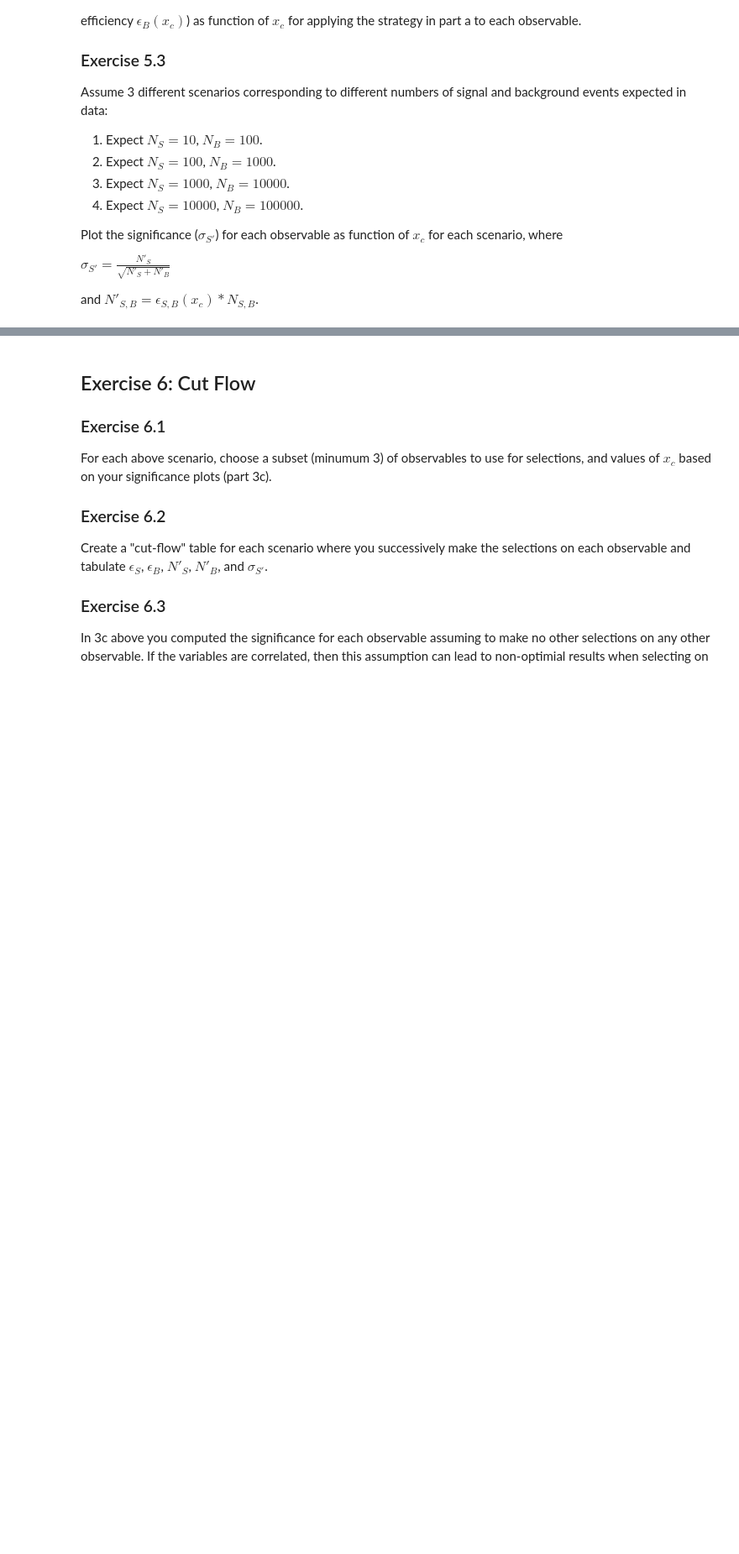
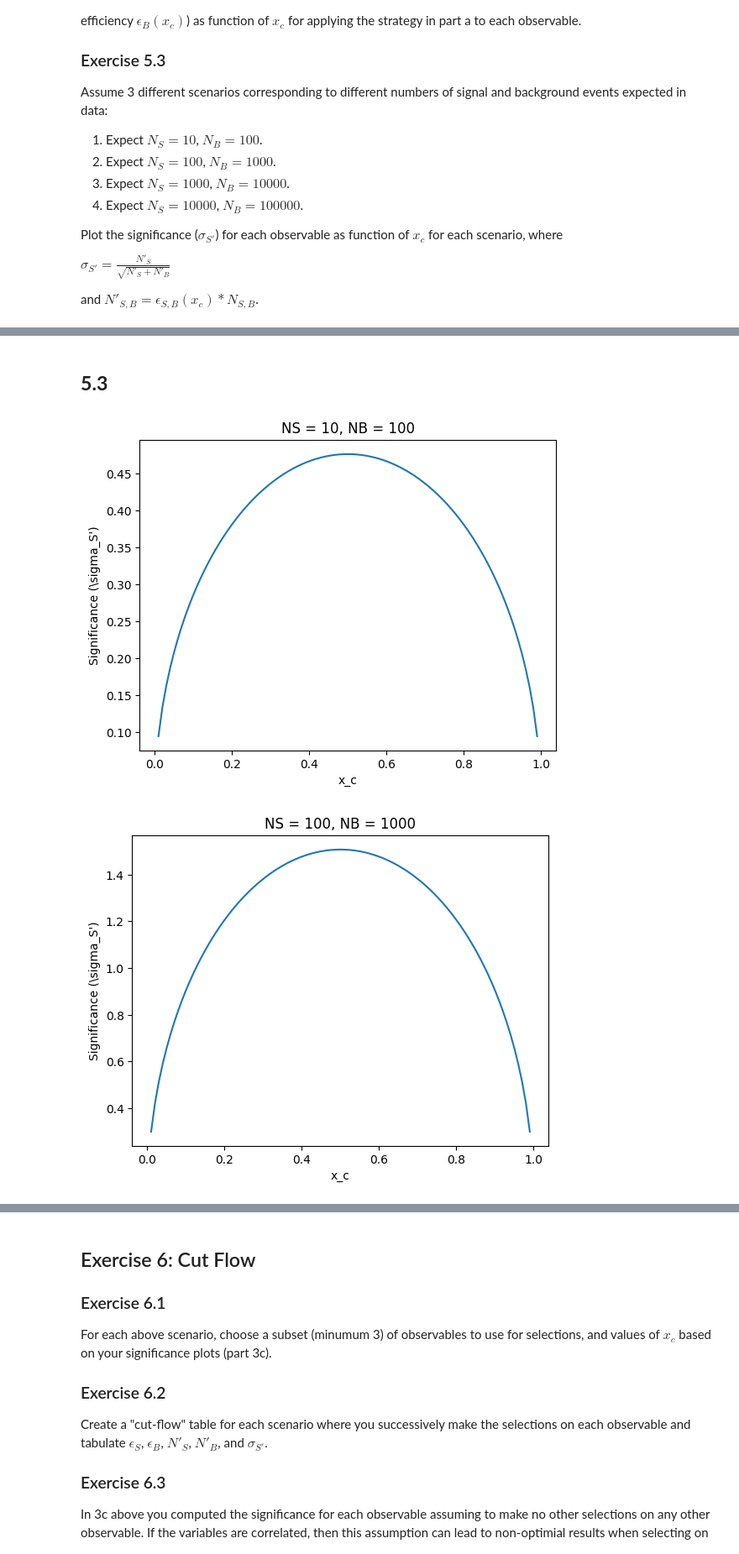
Before and after one commit to Pelezo/DATA3402.Spring.2024, a Jupyter notebook: Labs/Lab.7/lab.7.solutions.ipynb, the cells around one changed output, grey strips where cells are left out. Shown at 84% size. Drawn from its saved outputs; the diff is of its cells as text; code cells hidden in the pictures; blank space fills up the shorter version.

```diff
--- a/Labs/Lab.7/lab.7.solutions.ipynb
+++ b/Labs/Lab.7/lab.7.solutions.ipynb
@@ -558,0 +692,41 @@ and $N'_{S,B} = \epsilon_{S,B}(x_c) * N_{S,B}$.
+# %% [markdown]
+## **5.3**
+# %%
+# Define the different scenarios
+scenarios = [
+  {"NS": 10, "NB": 100},
+  {"NS": 100, "NB": 1000},
+  {"NS": 1000, "NB": 10000},
+  {"NS": 10000, "NB": 100000},
+]
+
+# Define the function to calculate the significance
+def significance(NS, NB, epsilon):
+  NS_prime = epsilon * NS
+  NB_prime = epsilon * NB
+  return NS_prime / np.sqrt(NS_prime + NB_prime)
+
+# Loop through each scenario
+for scenario in scenarios:
+  NS = scenario["NS"]
+  NB = scenario["NB"]
+
+  # Define the range of x_c values
+  x_c_range = np.linspace(0.01, 0.99, 100)
+
+  # Calculate the significance for each x_c value
+  significance_values = []
+  for x_c in x_c_range:
+    epsilon = x_c * (1 - x_c)
+    significance_values.append(significance(NS, NB, epsilon))
+
+  # Plot the significance curve
+  plt.figure()
+  plt.plot(x_c_range, significance_values)
+  plt.xlabel("x_c")
+  plt.ylabel("Significance (\\sigma_S')")
+  plt.title(f"NS = {NS}, NB = {NB}")
+  plt.show()
+# %% [output]
+[figure, added]
+[figure, added]
```
Also changed, not shown: parts of 30 cells of this notebook.
